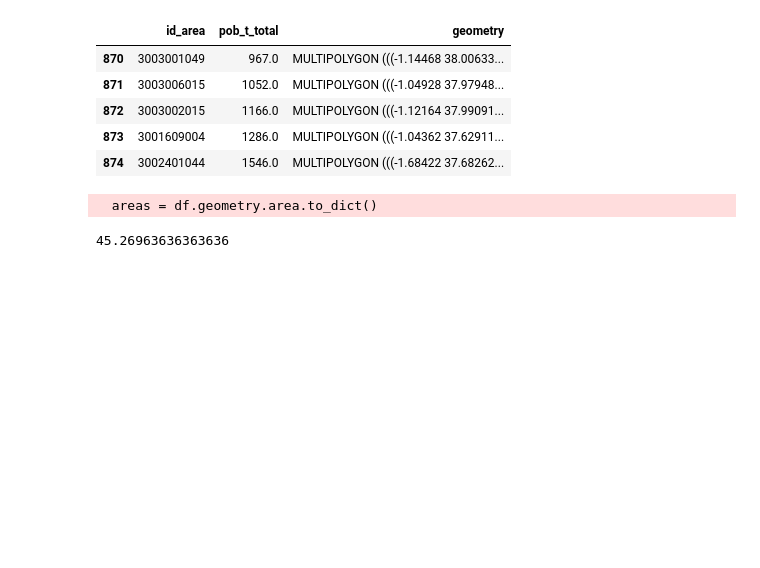
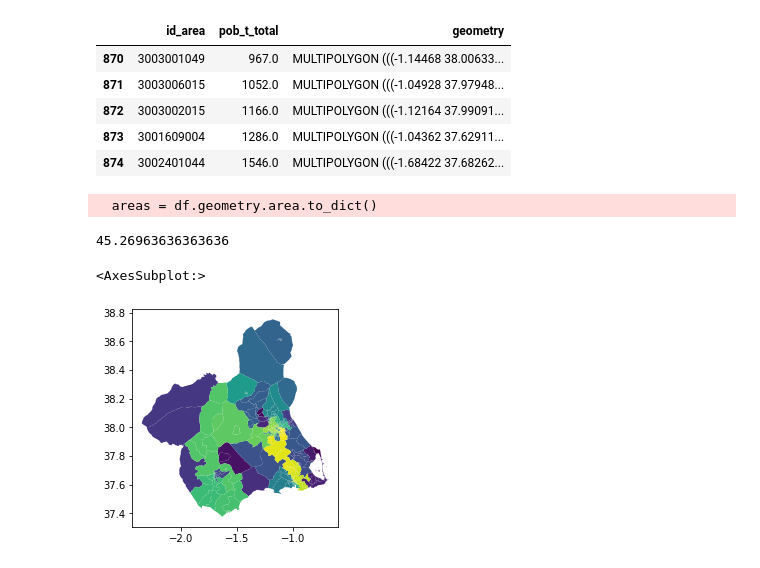
Before and after one commit to nplaton/diputado-distrito, a Jupyter notebook: diputado-distrito.ipynb, the cells around one changed output. Drawn from its saved outputs; the diff is of its cells as text; code cells hidden in the pictures; blank space fills up the shorter version.

```diff
--- a/diputado-distrito.ipynb
+++ b/diputado-distrito.ipynb
@@ -59,11 +95,17 @@ TOP_ITERATION = 10
 # reproducibility
 random.random.seed(SEED)
 # %%
+# base path
+base_path = Path().absolute()
+
+# Uncomment when using a specific notebook of province
+# base_path = base_path.parent
+
 # Create data folder for each province
-subprocess.call(['mkdir', '-p', f'data/{PROVINCE_ID}'])
+subprocess.call(['mkdir', '-p', base_path.joinpath(f'data/{PROVINCE_ID}')])
 
 # Create a map folder for each province
-subprocess.call(['mkdir', '-p', f'maps/{PROVINCE_ID}'])
+subprocess.call(['mkdir', '-p', base_path.joinpath(f'maps/{PROVINCE_ID}')])
 # %% [output]
 0
 # %%
@@ -250,7 +292,7 @@ query = f"""
 if QUERY_POSTGRES:
     census_section = gpd.GeoDataFrame.from_postgis(query, conn, geom_col='geometry')
 else:
-    census_section = gpd.read_parquet(f'data/{PROVINCE_ID}/census_section.parquet')
+    census_section = gpd.read_parquet(base_path.joinpath('data', PROVINCE_ID, 'census_section.parquet'))
 
 census_section.head()
 # %% [output]
@@ -420,21 +463,23 @@ myupdaters = {
 # %%
 total_population = sum([graph.nodes[n][VARIABLE] for n in graph.nodes])
 districts = total_population / TARGET
 print(districts)
 
 assignment = tree.recursive_tree_part(
     graph,
     range(int(round(districts))),
     TARGET, #ideal population for a district
     VARIABLE,
-    EPSILION
+    INIT_EPSILON
 )
 
 #make a GerryChain Partition object
 initial_partition = Partition(graph, assignment, myupdaters)
 initial_partition.plot(gdf) #you have to hand it gdf, the geodataframe for the graph
 # %% [output]
 45.26963636363636
+<AxesSubplot:>
+[figure, added]
 # %%
 mapper = {graph.nodes[node]['id_area']: node for node in graph.nodes}
 gdf['district'] = gdf['id_area'].apply(lambda x: assignment.get(mapper.get(x)))
```
Also changed, not shown: parts of 20 cells of this notebook, 2 other files.
